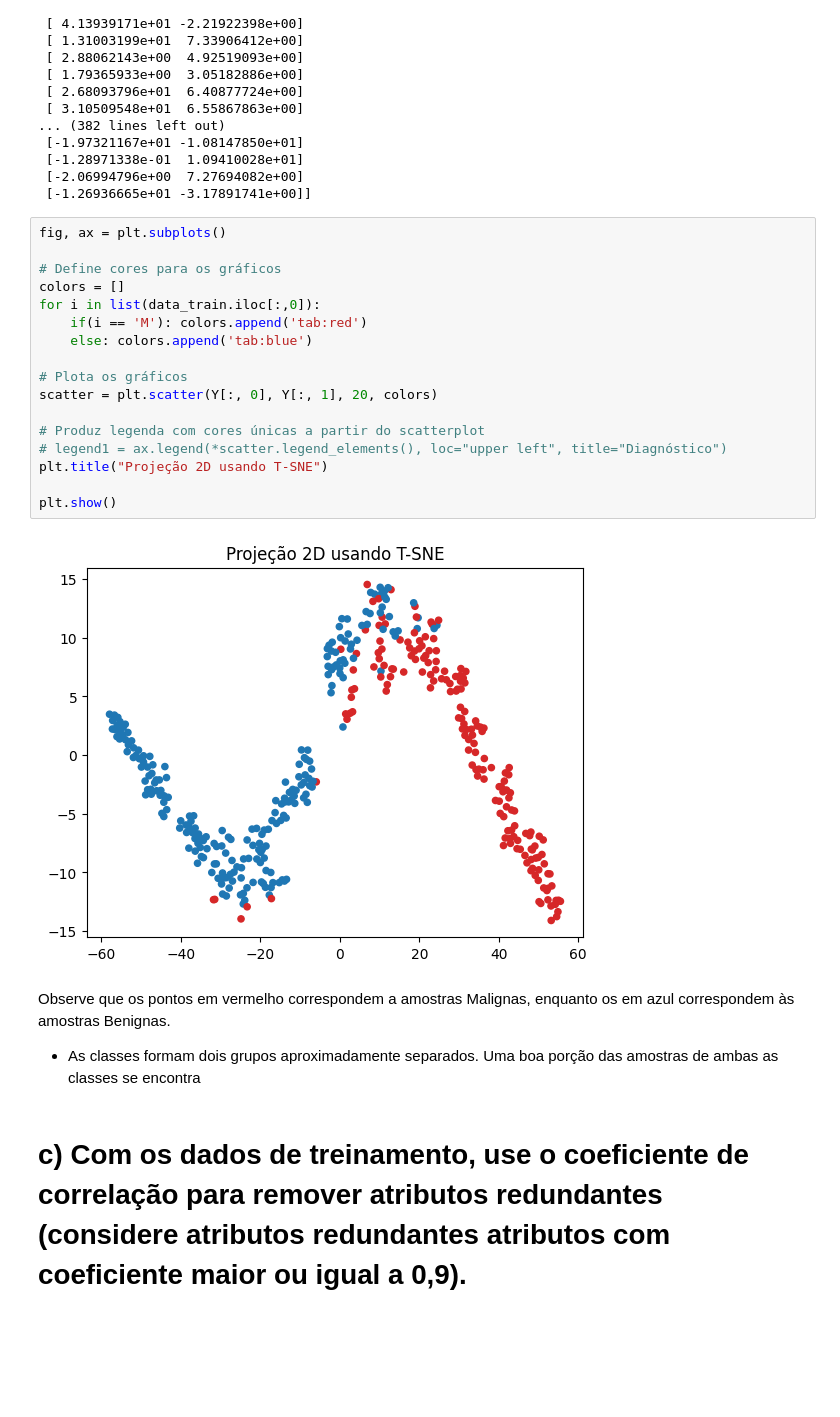
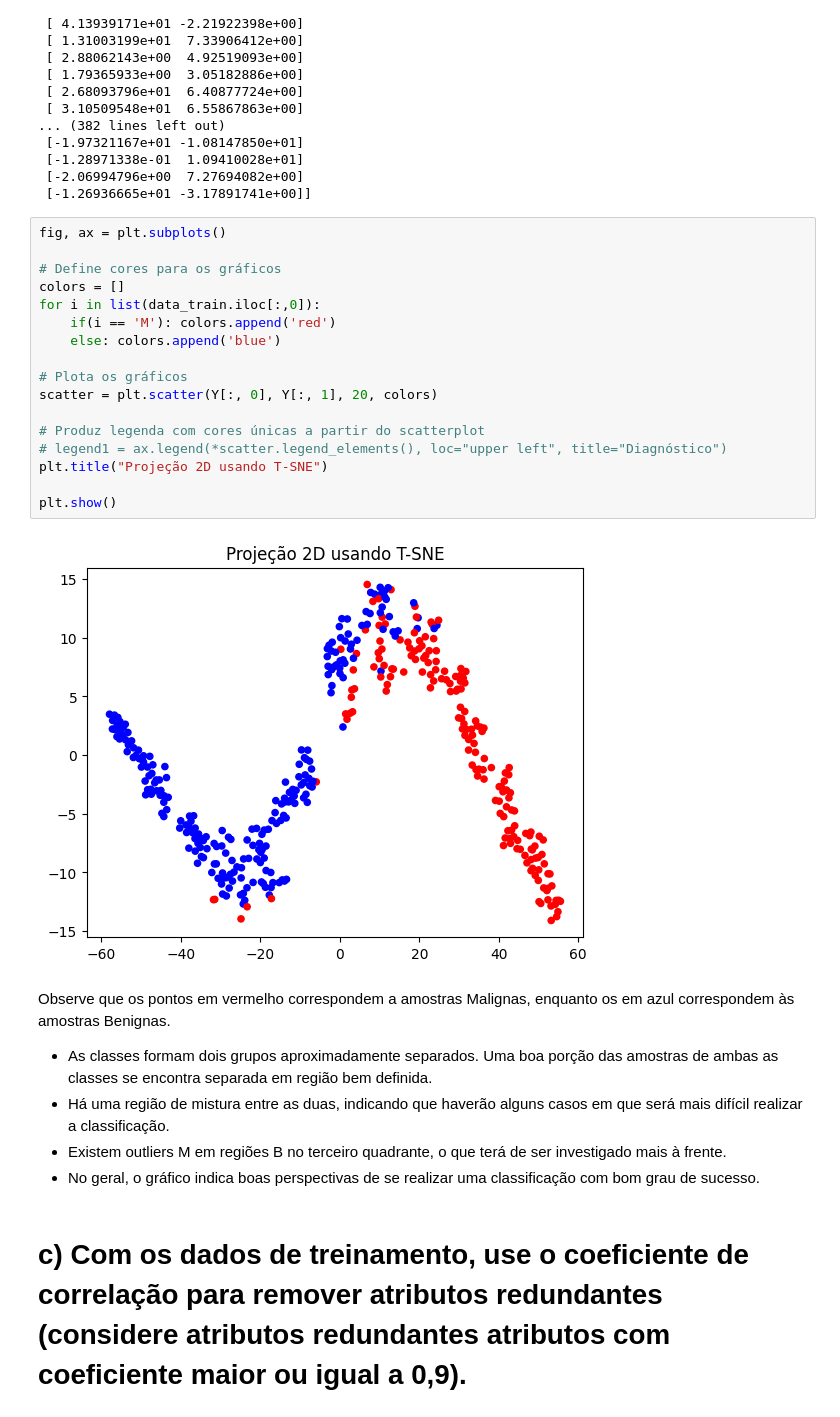
Before and after one commit to Harmonia2Side/machine-learning-laboratory-2023-2, a Jupyter notebook: lista/lista_final.ipynb, the cells around one changed output. Saved outputs shown, nothing was run; the diff lists cells and outputs as text; blank space fills up the shorter version.

```diff
--- a/lista/lista_final.ipynb
+++ b/lista/lista_final.ipynb
@@ -287,25 +292,28 @@ print(Y)
 # %%
 fig, ax = plt.subplots()
 
 # Define cores para os gráficos
 colors = []
 for i in list(data_train.iloc[:,0]):
-    if(i == 'M'): colors.append('tab:red')
-    else: colors.append('tab:blue')
+    if(i == 'M'): colors.append('red')
+    else: colors.append('blue')
 
 # Plota os gráficos
 scatter = plt.scatter(Y[:, 0], Y[:, 1], 20, colors)
 
 # Produz legenda com cores únicas a partir do scatterplot
 # legend1 = ax.legend(*scatter.legend_elements(), loc="upper left", title="Diagnóstico")
 plt.title("Projeção 2D usando T-SNE")
 
 plt.show()
 # %% [output]
-[figure, old version]
+[figure, new version]
 # %% [markdown]
 Observe que os pontos em vermelho correspondem a amostras Malignas, enquanto os em azul correspondem às amostras Benignas.
-- As classes formam dois grupos aproximadamente separados. Uma boa porção das amostras de ambas as classes se encontra
+- As classes formam dois grupos aproximadamente separados. Uma boa porção das amostras de ambas as classes se encontra separada em região bem definida.
+- Há uma região de mistura entre as duas, indicando que haverão alguns casos em que será mais difícil realizar a classificação.
+- Existem outliers M em regiões B no terceiro quadrante, o que terá de ser investigado mais à frente.
+- No geral, o gráfico indica boas perspectivas de se realizar uma classificação com bom grau de sucesso.
 # %% [markdown]
 # c) Com os dados de treinamento, use o coeficiente de correlação para remover atributos redundantes (considere atributos redundantes atributos com coeficiente maior ou igual a 0,9).
 # %% [markdown]
```
Also changed, not shown: parts of 2 cells of this notebook.
